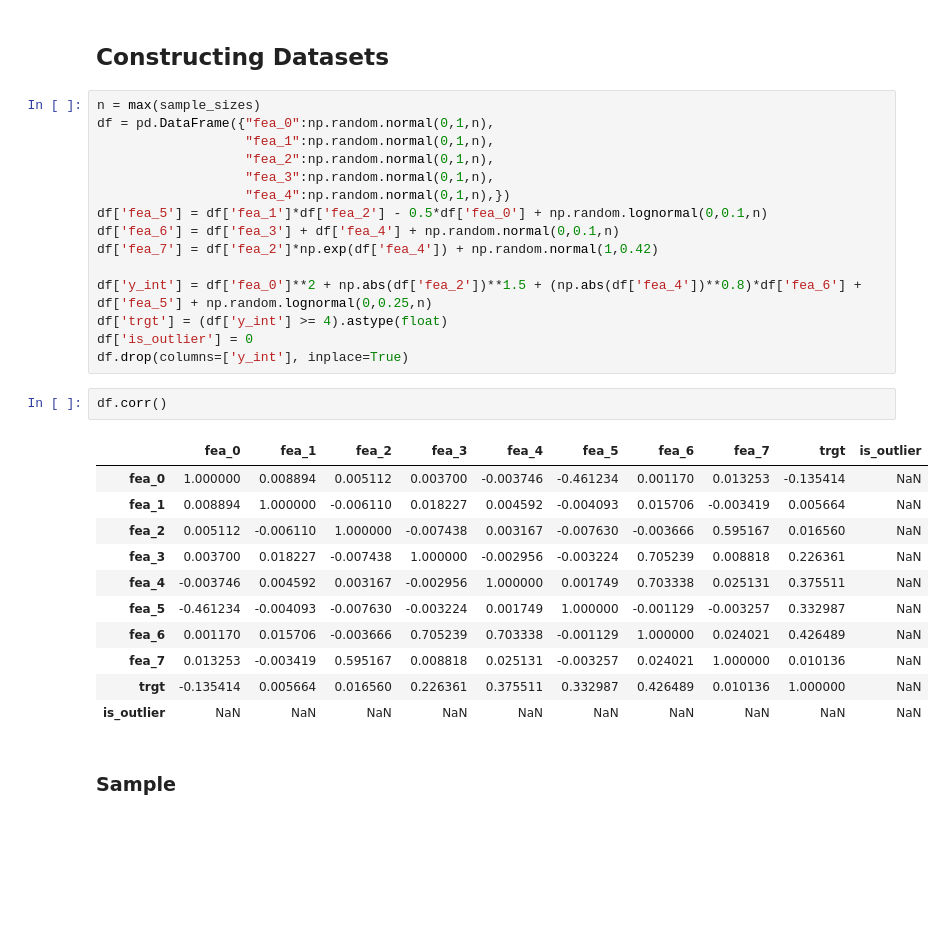
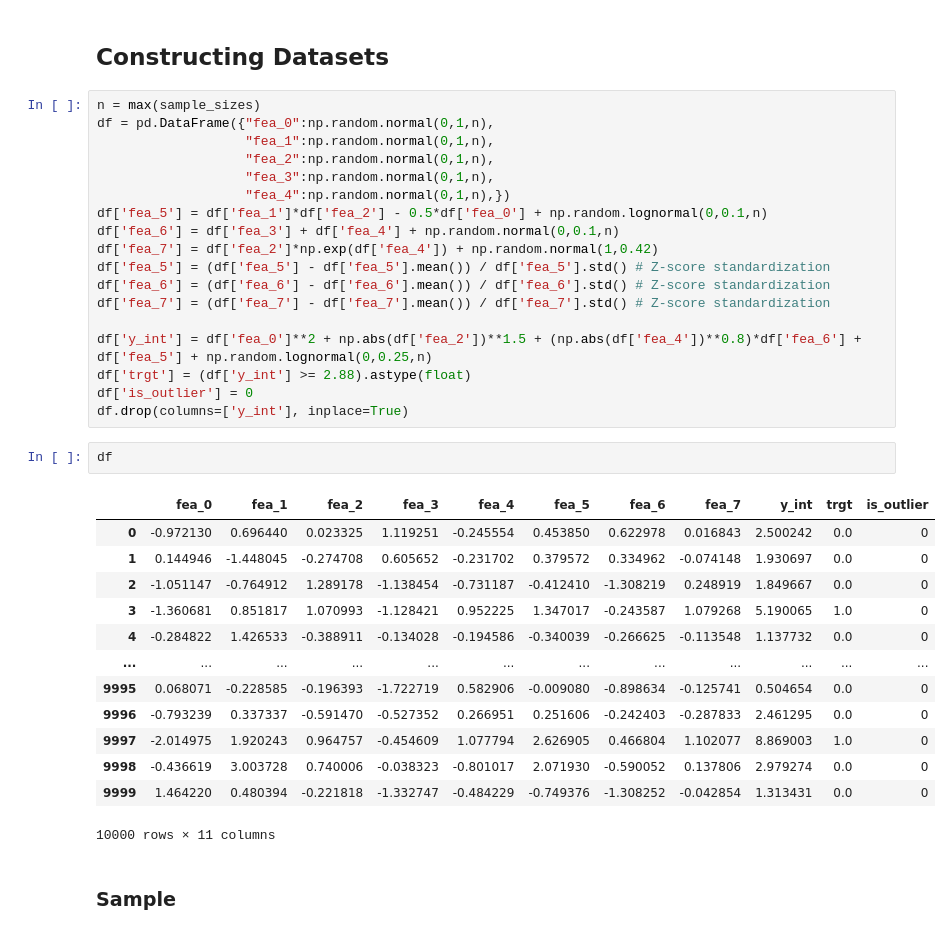
Before and after one commit to SaoodHusain/outlier_proj, a Jupyter notebook: olp_v2.ipynb, the cells around one changed output. Drawn from its saved outputs; the diff is of its cells as text; blank space fills up the shorter version.

```diff
--- a/olp_v2.ipynb
+++ b/olp_v2.ipynb
@@ -266,25 +266,30 @@ df = pd.DataFrame({"fea_0":np.random.normal(0,1,n),
 df['fea_5'] = df['fea_1']*df['fea_2'] - 0.5*df['fea_0'] + np.random.lognormal(0,0.1,n)
 df['fea_6'] = df['fea_3'] + df['fea_4'] + np.random.normal(0,0.1,n)
 df['fea_7'] = df['fea_2']*np.exp(df['fea_4']) + np.random.normal(1,0.42)
+df['fea_5'] = (df['fea_5'] - df['fea_5'].mean()) / df['fea_5'].std() # Z-score standardization
+df['fea_6'] = (df['fea_6'] - df['fea_6'].mean()) / df['fea_6'].std() # Z-score standardization
+df['fea_7'] = (df['fea_7'] - df['fea_7'].mean()) / df['fea_7'].std() # Z-score standardization
 
 df['y_int'] = df['fea_0']**2 + np.abs(df['fea_2'])**1.5 + (np.abs(df['fea_4'])**0.8)*df['fea_6'] + df['fea_5'] + np.random.lognormal(0,0.25,n)
-df['trgt'] = (df['y_int'] >= 4).astype(float)
+df['trgt'] = (df['y_int'] >= 2.88).astype(float)
 df['is_outlier'] = 0
 df.drop(columns=['y_int'], inplace=True)
 # %%
-df.corr()
+df
 # %% [output]
-|  | fea_0 | fea_1 | fea_2 | fea_3 | fea_4 | fea_5 | fea_6 | fea_7 | trgt | is_outlier |
-| fea_0 | 1.000000 | 0.008894 | 0.005112 | 0.003700 | -0.003746 | -0.461234 | 0.001170 | 0.013253 | -0.135414 | NaN |
-| fea_1 | 0.008894 | 1.000000 | -0.006110 | 0.018227 | 0.004592 | -0.004093 | 0.015706 | -0.003419 | 0.005664 | NaN |
-| fea_2 | 0.005112 | -0.006110 | 1.000000 | -0.007438 | 0.003167 | -0.007630 | -0.003666 | 0.595167 | 0.016560 | NaN |
-| fea_3 | 0.003700 | 0.018227 | -0.007438 | 1.000000 | -0.002956 | -0.003224 | 0.705239 | 0.008818 | 0.226361 | NaN |
-| fea_4 | -0.003746 | 0.004592 | 0.003167 | -0.002956 | 1.000000 | 0.001749 | 0.703338 | 0.025131 | 0.375511 | NaN |
-| fea_5 | -0.461234 | -0.004093 | -0.007630 | -0.003224 | 0.001749 | 1.000000 | -0.001129 | -0.003257 | 0.332987 | NaN |
-| fea_6 | 0.001170 | 0.015706 | -0.003666 | 0.705239 | 0.703338 | -0.001129 | 1.000000 | 0.024021 | 0.426489 | NaN |
-| fea_7 | 0.013253 | -0.003419 | 0.595167 | 0.008818 | 0.025131 | -0.003257 | 0.024021 | 1.000000 | 0.010136 | NaN |
-| trgt | -0.135414 | 0.005664 | 0.016560 | 0.226361 | 0.375511 | 0.332987 | 0.426489 | 0.010136 | 1.000000 | NaN |
-| is_outlier | NaN | NaN | NaN | NaN | NaN | NaN | NaN | NaN | NaN | NaN |
+|  | fea_0 | fea_1 | fea_2 | fea_3 | fea_4 | fea_5 | fea_6 | fea_7 | y_int | trgt | is_outlier |
+| 0 | -0.972130 | 0.696440 | 0.023325 | 1.119251 | -0.245554 | 0.453850 | 0.622978 | 0.016843 | 2.500242 | 0.0 | 0 |
+| 1 | 0.144946 | -1.448045 | -0.274708 | 0.605652 | -0.231702 | 0.379572 | 0.334962 | -0.074148 | 1.930697 | 0.0 | 0 |
+| 2 | -1.051147 | -0.764912 | 1.289178 | -1.138454 | -0.731187 | -0.412410 | -1.308219 | 0.248919 | 1.849667 | 0.0 | 0 |
+| 3 | -1.360681 | 0.851817 | 1.070993 | -1.128421 | 0.952225 | 1.347017 | -0.243587 | 1.079268 | 5.190065 | 1.0 | 0 |
+| 4 | -0.284822 | 1.426533 | -0.388911 | -0.134028 | -0.194586 | -0.340039 | -0.266625 | -0.113548 | 1.137732 | 0.0 | 0 |
+| ... | ... | ... | ... | ... | ... | ... | ... | ... | ... | ... | ... |
+| 9995 | 0.068071 | -0.228585 | -0.196393 | -1.722719 | 0.582906 | -0.009080 | -0.898634 | -0.125741 | 0.504654 | 0.0 | 0 |
+| 9996 | -0.793239 | 0.337337 | -0.591470 | -0.527352 | 0.266951 | 0.251606 | -0.242403 | -0.287833 | 2.461295 | 0.0 | 0 |
+| 9997 | -2.014975 | 1.920243 | 0.964757 | -0.454609 | 1.077794 | 2.626905 | 0.466804 | 1.102077 | 8.869003 | 1.0 | 0 |
+| 9998 | -0.436619 | 3.003728 | 0.740006 | -0.038323 | -0.801017 | 2.071930 | -0.590052 | 0.137806 | 2.979274 | 0.0 | 0 |
+| 9999 | 1.464220 | 0.480394 | -0.221818 | -1.332747 | -0.484229 | -0.749376 | -1.308252 | -0.042854 | 1.313431 | 0.0 | 0 |
+10000 rows × 11 columns
 # %% [markdown]
 ### Sample
 # %%
```
Also changed, not shown: parts of 2 cells of this notebook.
